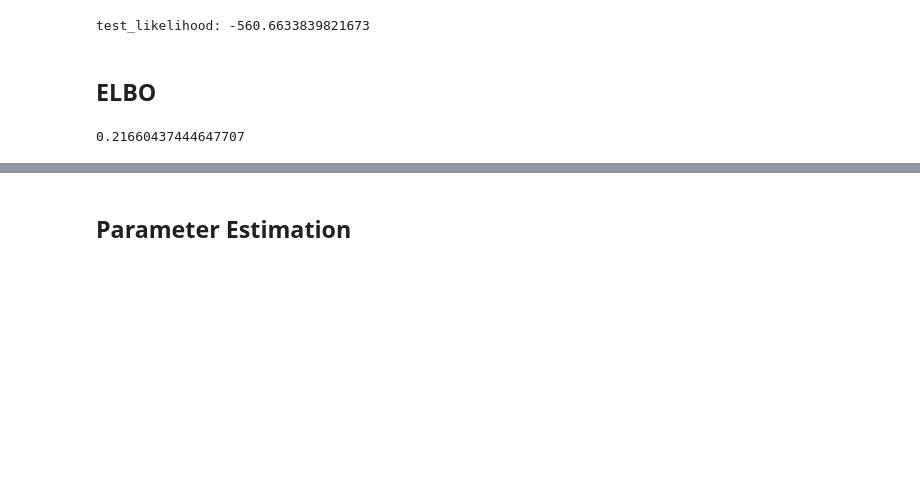
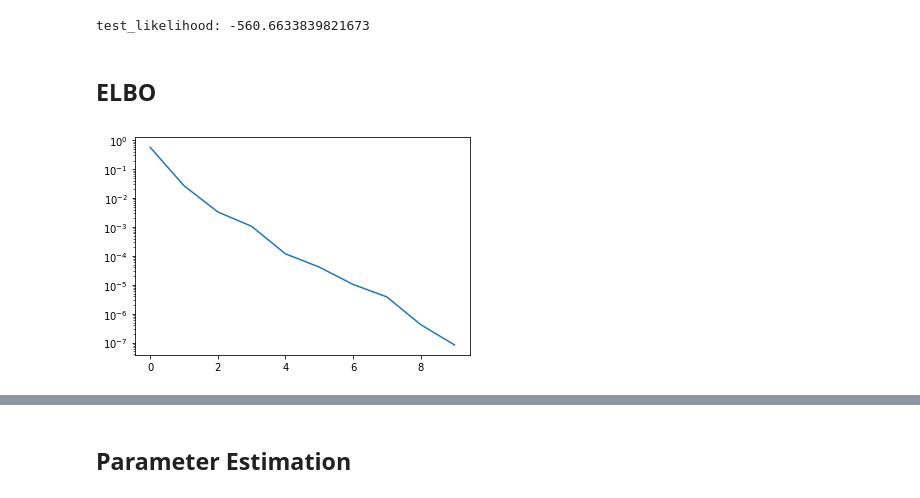
Before and after one commit to Goda-Research-Group/mlmc-model-evidence, a Jupyter notebook: notebooks/Gaussian_Process_Classification.ipynb, the cells around one changed output, grey strips where cells are left out. Drawn from its saved outputs; the diff is of its cells as text; code cells hidden in the pictures; blank space fills up the shorter version.

```diff
--- a/notebooks/Gaussian_Process_Classification.ipynb
+++ b/notebooks/Gaussian_Process_Classification.ipynb
@@ -281,10 +281,12 @@ def pointwise_dconditional_likelihood(x, y, theta, phi, level):
         return tf_logmeanexp(w, axis=0)\
                 - (1/2.) * tf_logmeanexp(w[:n_MC//2 ], axis=0)\
                 - (1/2.) * tf_logmeanexp(w[ n_MC//2:], axis=0)
-# %%
-pointwise_dconditional_likelihood(x, y, theta, phi, level=0).numpy().var()
-# %% [output]
-0.21660437444647707
+# %%
+get_var = lambda l: pointwise_dconditional_likelihood(x, y, theta, phi, level=l).numpy().var()
+plt.plot([get_var(l) for l in range(10)])
+plt.yscale('log')
+# %% [output]
+[figure, added]
 # %%
 pointwise_dconditional_likelihood(x, y, theta, phi, level=1).numpy().var()
 # %% [output]
```
Also changed, not shown: parts of 15 cells of this notebook, 4 other files.
